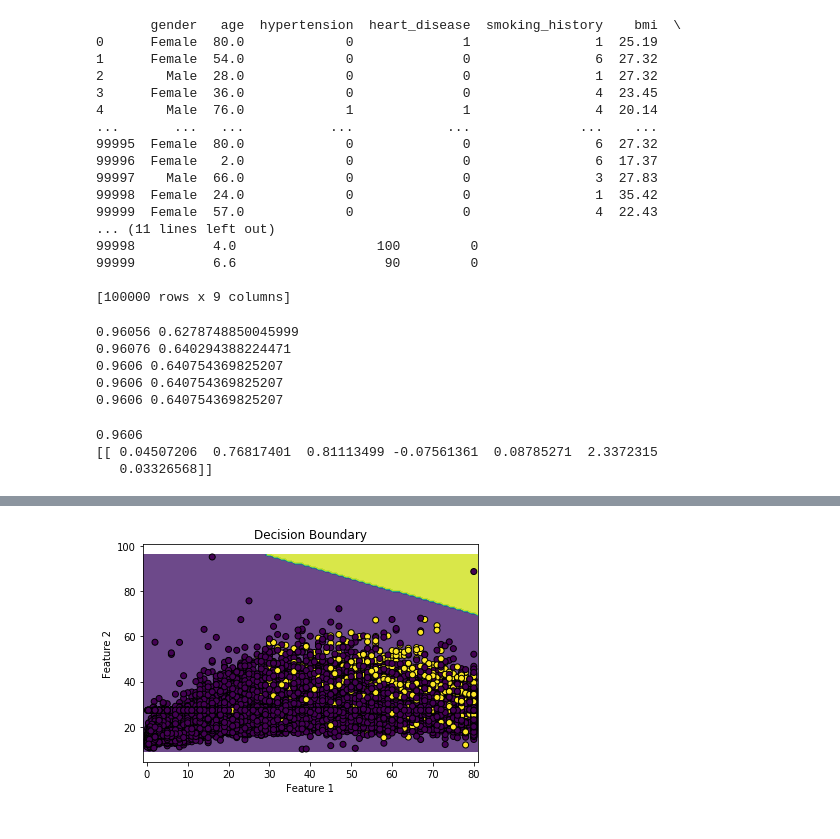
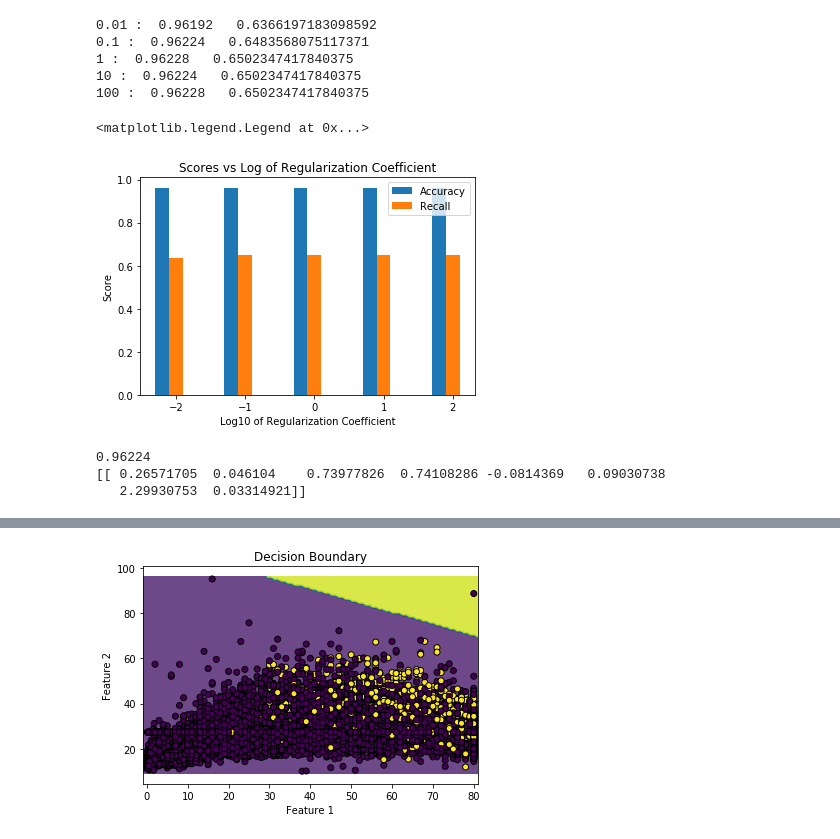
Before and after one commit to MattC04/Predicting_Diabetes, a Jupyter notebook: logistic_regression.ipynb, the cells around one changed output, grey strips where cells are left out. Saved outputs shown, nothing was run; the diff lists cells and outputs as text; code cells hidden in the pictures.

```diff
--- a/logistic_regression.ipynb
+++ b/logistic_regression.ipynb
@@ -12,51 +13,55 @@ df = pd.read_csv('diabetes.csv')
 
 
 #describ
-df['smoking_history'] = df['smoking_history'].replace('never', 1)
-df['smoking_history'] = df['smoking_history'].replace('not current', 2)
-df['smoking_history'] = df['smoking_history'].replace('former', 3)
-df['smoking_history'] = df['smoking_history'].replace('current',4)
-df['smoking_history'] = df['smoking_history'].replace('ever', 5)
-df['smoking_history'] = df['smoking_history'].replace('No Info', 6)
-print(df)
+df['smoking_history'] = df['smoking_history'].replace({
+    'never': 1, 'not current': 2, 'former': 3, 'current': 4, 'ever': 5, 'No Info': 6
+})
+df['gender'] = LabelEncoder().fit_transform(df['gender'])
+
+# Define features and target
+X = df.iloc[:, 1:8]
+y = df['diabetes']
+
+# Normalize the numeric features
+scaler = StandardScaler()
+X[['age', 'bmi', 'HbA1c_level', 'blood_glucose_level']] = scaler.fit_transform(
+    X[['age', 'bmi', 'HbA1c_level', 'blood_glucose_level']]
+)
-# %% [output]
-       gender   age  hypertension  heart_disease  smoking_history    bmi  \
-0      Female  80.0             0              1                1  25.19
-1      Female  54.0             0              0                6  27.32
-2        Male  28.0             0              0                1  27.32
-3      Female  36.0             0              0                4  23.45
-4        Male  76.0             1              1                4  20.14
-...       ...   ...           ...            ...              ...    ...
-99995  Female  80.0             0              0                6  27.32
-99996  Female   2.0             0              0                6  17.37
-99997    Male  66.0             0              0                3  27.83
-99998  Female  24.0             0              0                1  35.42
-99999  Female  57.0             0              0                4  22.43
-... (11 lines left out)
-99998          4.0                  100         0
-99999          6.6                   90         0
-
-[100000 rows x 9 columns]
 # %%
-X_train, X_test, y_train, y_test = train_test_split(df.iloc[:,1:8], df['diabetes'])
+X_train, X_test, y_train, y_test = train_test_split(df.iloc[:,:8], df['diabetes'])
 # %%
 cs = [0.01, 0.1, 1, 10, 100]
+
+lab = np.array([-2,-1, 0, 1, 2])
+scores = []
+r_scores = []
 
 for c in cs:
     LR = LogisticRegression(max_iter = 1000000, C = c)
     LR.fit(X_train, y_train)
 
     y_pred = LR.predict(X_test)
 
     score = accuracy_score(y_test, y_pred)
     r_score = recall_score(y_test, y_pred)
-    print(score, r_score)
+    scores.append(score)
+    r_scores.append(r_score)
+    print (c, ": ", score, " ", r_score)
+plt.bar(lab-0.2, scores, width = 0.2, label = "Accuracy")
+plt.bar(lab, r_scores, width=0.2, label = "Recall")
+
+plt.title("Scores vs Log of Regularization Coefficient")
+plt.xlabel("Log10 of Regularization Coefficient")
+plt.ylabel("Score")
+plt.legend()
 # %% [output]
-0.96056 0.6278748850045999
-0.96076 0.640294388224471
-0.9606 0.640754369825207
-0.9606 0.640754369825207
-0.9606 0.640754369825207
+0.01 :  0.96192   0.6366197183098592
+0.1 :  0.96224   0.6483568075117371
+1 :  0.96228   0.6502347417840375
+10 :  0.96224   0.6502347417840375
+100 :  0.96228   0.6502347417840375
+<matplotlib.legend.Legend at 0x...>
+[figure, added]
 # %%
 LR = LogisticRegression(max_iter = 1000000, C = 10)
 LR.fit(X_train, y_train)
@@ -67,9 +72,9 @@ score = accuracy_score(y_test, y_pred)
 print(score)
 print(LR.coef_)
 # %% [output]
-0.9606
-[[ 0.04507206  0.76817401  0.81113499 -0.07561361  0.08785271  2.3372315
-   0.03326568]]
+0.96224
+[[ 0.26571705  0.046104    0.73977826  0.74108286 -0.0814369   0.09030738
+   2.29930753  0.03314921]]
 # %%
 headers = list(df)
 importance = LR.coef_
```
Also changed, not shown: parts of 2 cells of this notebook.
